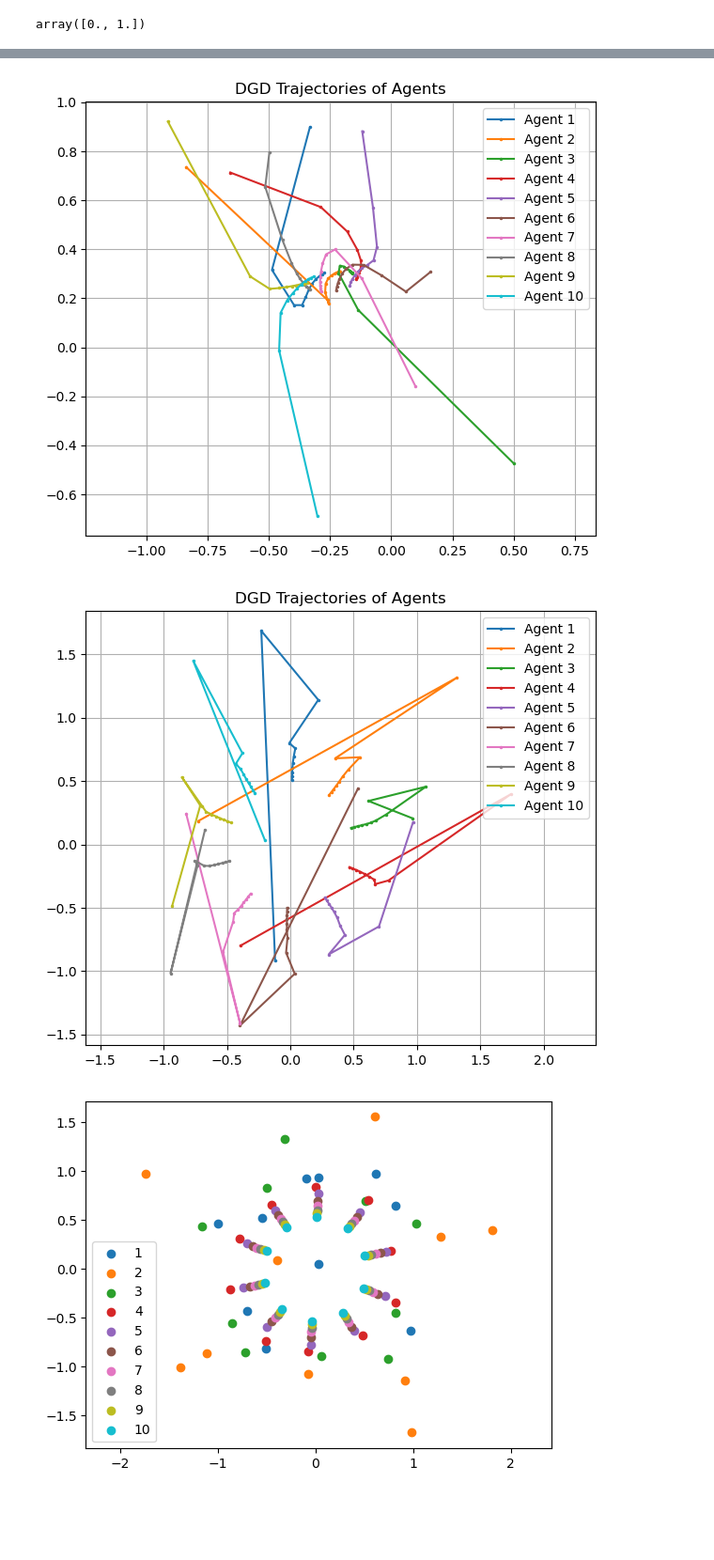
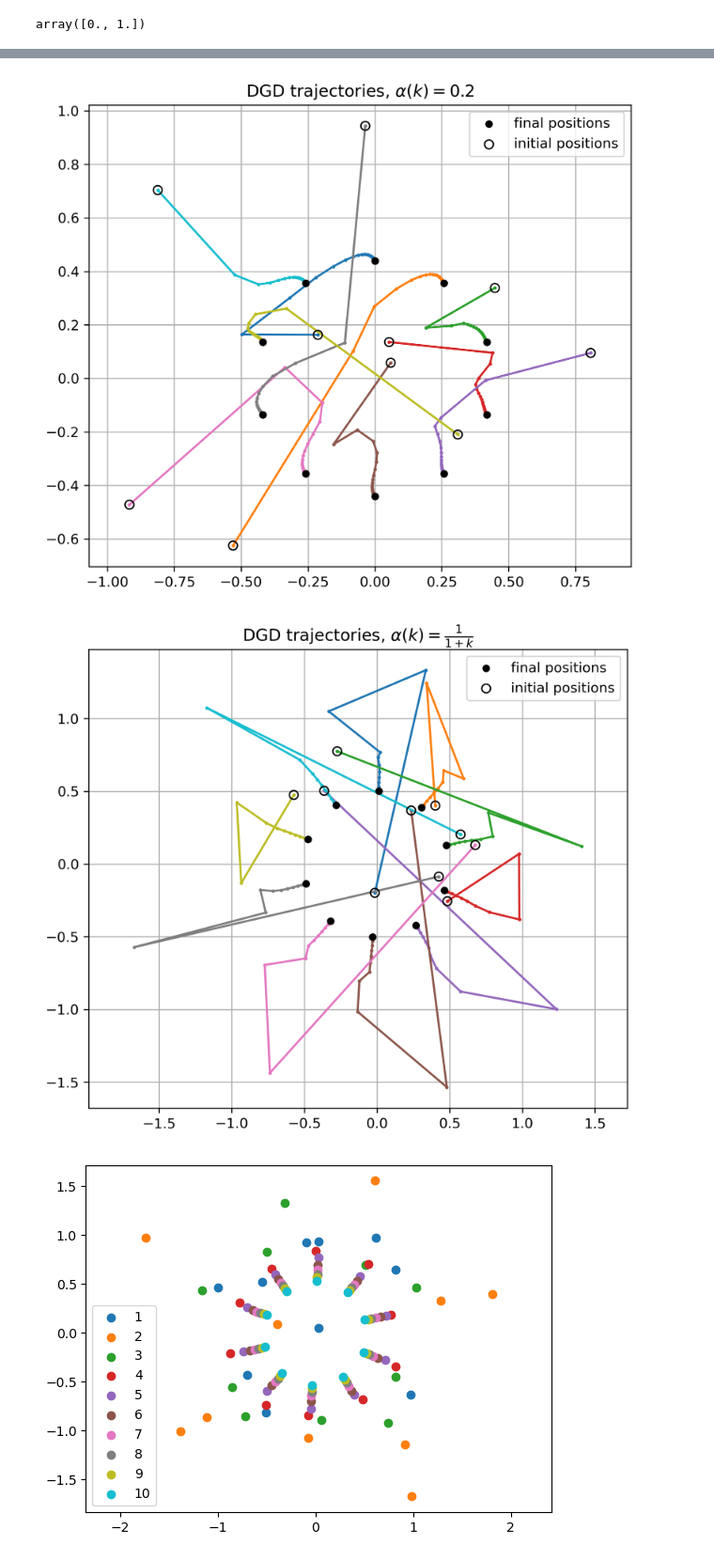
Before and after one commit to valentine-alia/MAE-6870, a Jupyter notebook: hw2/hw2_code_1.ipynb, the cells around one changed output, grey strips where cells are left out. Shown at 94% size. Drawn from its saved outputs; the diff is of its cells as text; code cells hidden in the pictures; blank space fills up the shorter version.

```diff
--- a/hw2/hw2_code_1.ipynb
+++ b/hw2/hw2_code_1.ipynb
@@ -54,43 +53,46 @@ formation[:,0]
 array([0., 1.])
 # %%
 def DGD(x,kmax,alpha):
-    x_list = [x.copy()]
+    x_lst = [x.copy()]
     for k in range(kmax):
         for i in range(N):
             lst = []
             for j in range(N):
                 lst.append(w[i,j]*x[:,j])
             x[:,i] = sum(lst) - alpha(k)*(x[:,i]-formation[:,i])
-        x_list.append(x.copy())
-    return x_list
+        x_lst.append(x.copy())
+    return x_lst
 
 def alpha_const_1(k):
-    return 0.01
+    return 2
 
 def alpha_const_2(k):
-    return 0.01
-
-
+    return 0.1
 
 def alpha_harm(k):
     return 1/(1+k)
 
-def plot_trajectories(x_list,title = "DGD Trajectories of Agents"):
-    x_array = np.array(x_list)
+def plot_trajectories(x_lst,title = "DGD Trajectories of Agents"):
+    x_array = np.array(x_lst)
     N = x_array.shape[2]
 
-    plt.figure(figsize=(7,6))
+    plt.figure(figsize=(7,6),dpi = 300)
     for i in range(N):
         traj = x_array[:,:,i]  # shape (kmax+1, 2)
-        plt.plot(traj[:,0], traj[:,1], marker='o', markersize=1.5, label=f'Agent {i+1}')
+        plt.plot(traj[:,0], traj[:,1], marker='o', markersize=1.5)#, label=f'Agent {i+1}')
 
+    plt.scatter(x_lst[-1][0],x_lst[-1][1], label = "final positions",zorder = 2,c = 'black',s = 20)
+    plt.scatter(x_lst[0][0],x_lst[0][1], label = "initial positions",zorder = 2,s=40, facecolors='none', edgecolors='black')
     plt.title(title)
     plt.grid()
+
+
     plt.legend(loc='upper right')
     plt.axis('equal')
     plt.show()
 
 def plot_final_pos(x_lst):
-    plt.scatter(x_lst[])
+    plt.scatter(x_lst[-1][0],x_lst[-1][1])
+    plt.axis('equal')
 # %%
 x = np.random.uniform(-1,1,(2,N))
@@ -102,17 +105,17 @@ plot_trajectories(xf)
 # %%
 x = np.random.uniform(-1,1,(2,N))
-kmax = 10
-xf = DGD(x,kmax,alpha_const_2)
-plot_trajectories(xf)
+kmax = 100
+xf2 = DGD(x,kmax,alpha_const_2)
+plot_trajectories(xf2,r"DGD trajectories, $\alpha(k) = 0.2$")
 # %% [output]
-[figure, old version]
+[figure, new version]
 # %%
 x = np.random.uniform(-1,1,(2,N))
 kmax = 10
-xf = DGD(x,kmax,alpha_harm)
-plot_trajectories(xf)
+xf3 = DGD(x,kmax,alpha_harm)
+plot_trajectories(xf3,r"DGD trajectories, $\alpha(k) = \frac{1}{1+k}$")
 # %% [output]
-[figure, old version]
+[figure, new version]
 # %%
 # %% [output]
 [figure]
```
Also changed, not shown: parts of 2 cells of this notebook.
